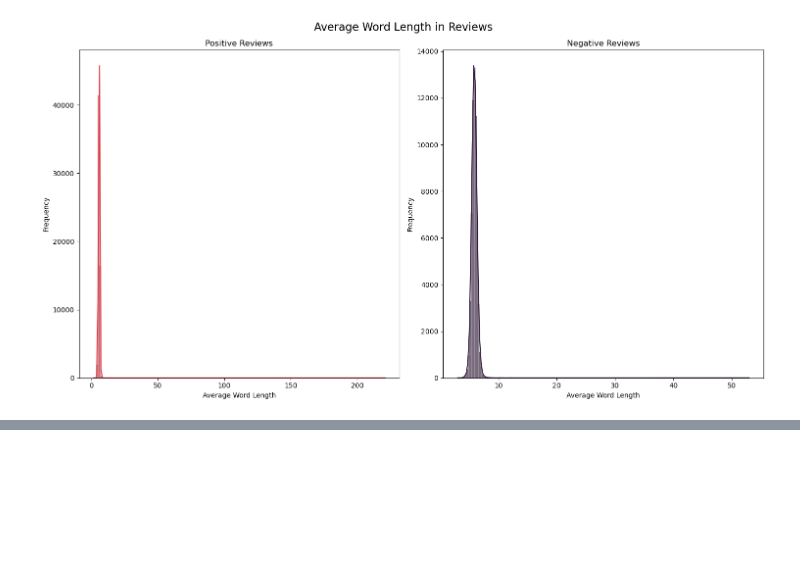
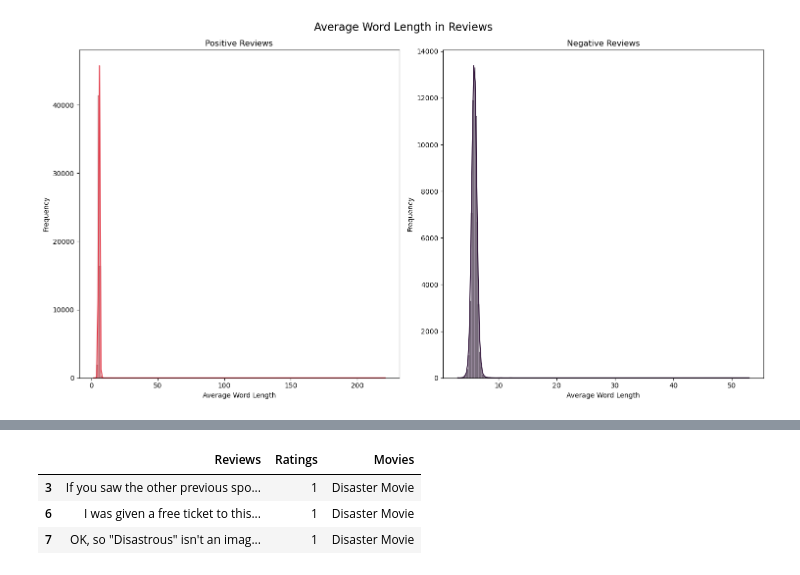
Before and after one commit to stngan/sentiment-python, a Jupyter notebook: sentiment.ipynb, the cells around one changed output, grey strips where cells are left out. Cells and saved outputs as stored; diff of their text form; code cells hidden in the pictures; blank space fills up the shorter version.

```diff
--- a/sentiment.ipynb
+++ b/sentiment.ipynb
@@ -315,0 +393,10 @@ fig.show()
+# %%
+pd.options.display.max_colwidth = 1000
+filtered_df = df[(df['Ratings'] <= 4) & (df['Reviews_clean'].str.contains("good|great"))]
+result_df = filtered_df[["Reviews", "Ratings", "Movies"]]
+result_df.head(3)
+# %% [output]
+|  | Reviews | Ratings | Movies |
+| 3 | If you saw the other previous spo... | 1 | Disaster Movie |
+| 6 | I was given a free ticket to this... | 1 | Disaster Movie |
+| 7 | OK, so "Disastrous" isn't an imag... | 1 | Disaster Movie |
```
Also changed, not shown: parts of 9 cells of this notebook, 3 other files.
